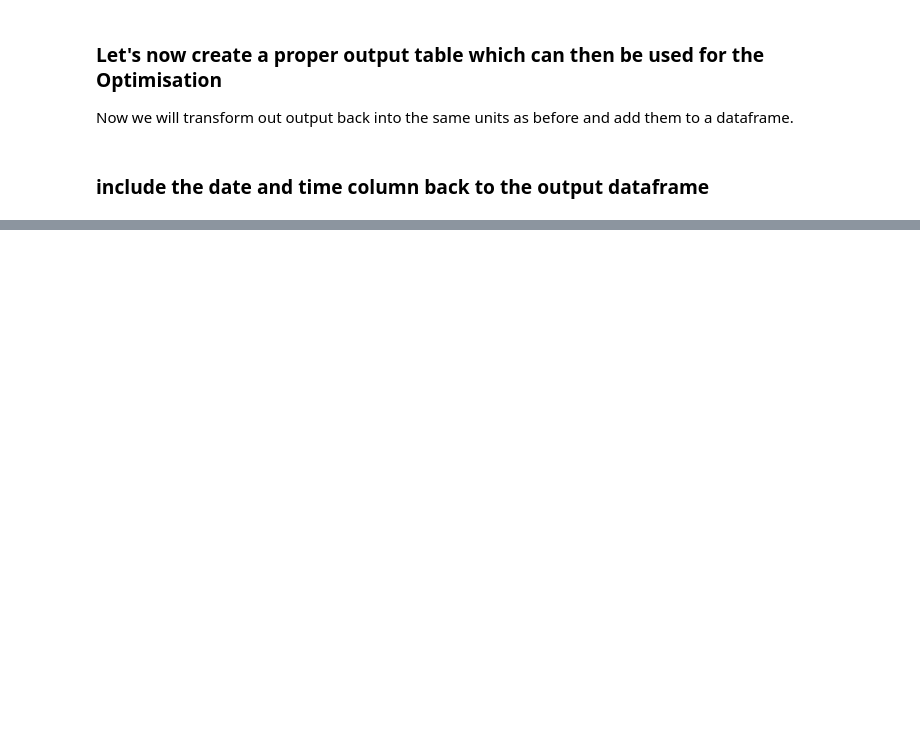
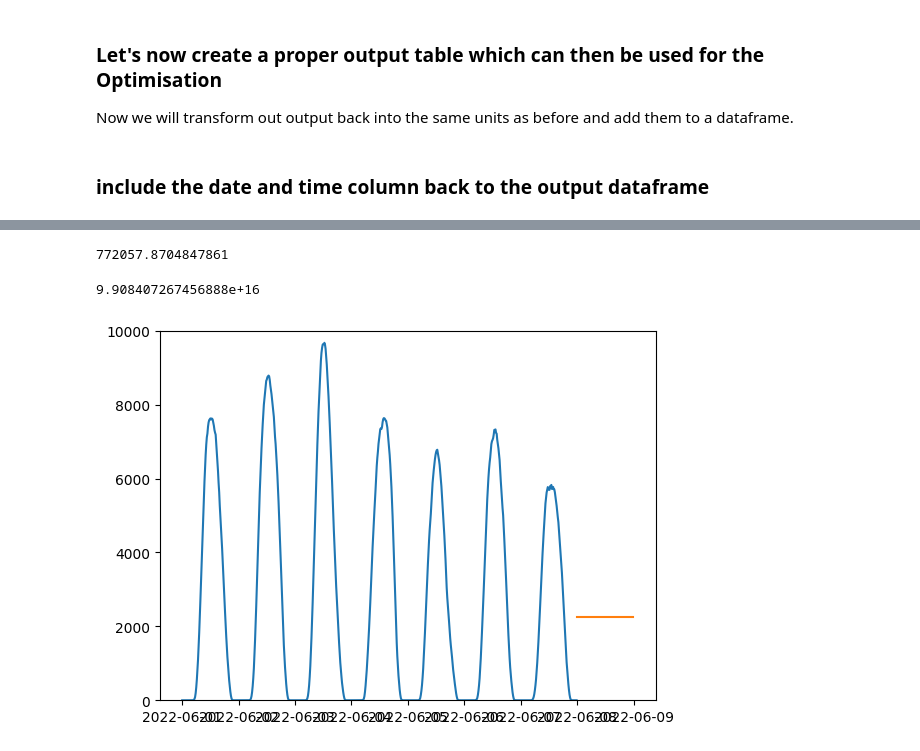
Before and after one commit to fritzfritzfritzz/EES_Optimisation, a Jupyter notebook: notebooks/20230630_LSTM_trial.ipynb, the cells around one changed output, grey strips where cells are left out. Saved outputs shown, nothing was run; the diff lists cells and outputs as text; code cells hidden in the pictures; blank space fills up the shorter version.

```diff
--- a/notebooks/20230630_LSTM_trial.ipynb
+++ b/notebooks/20230630_LSTM_trial.ipynb
@@ -553,0 +624,11 @@ TO DO
+# %%
+intermediate  = pd.concat([X_index_df, x_test_df], axis = 1)
+# %%
+baseline_model = MeanBaseline()
+baseline_model.fit(intermediate[['pv_norm']], window=24*4)
+df_predictions = pd.DataFrame(baseline_model.predict(24*4))
+df_predictions.columns = ['pred_pv_norm']
+df_new = pd.concat([intermediate.reset_index(drop=True),df_predictions],ignore_index=True)
+# %%
+while df_new.isnull().sum()[0] > 0:
+    df_new['Date'] = df_new['Date'].fillna(df_new['Date'].shift() + pd.Timedelta(minutes=15))
@@ -553,0 +704,19 @@ TO DO
+# %%
+mse_model
+# %% [output]
+772057.8704847861
+# %%
+mape_model
+# %% [output]
+9.908407267456888e+16
+# %%
+df_new.set_index('Date',inplace=True, drop=True)
+# %%
+fig = plt.figure()
+ax = plt.subplot()
+plt.plot(df_new)
+plt.ylim(0,10000)
+#plt.xlim()
+plt.show()
+# %% [output]
+[figure, added]
```
Also changed, not shown: parts of 32 cells of this notebook, 6 other files.
